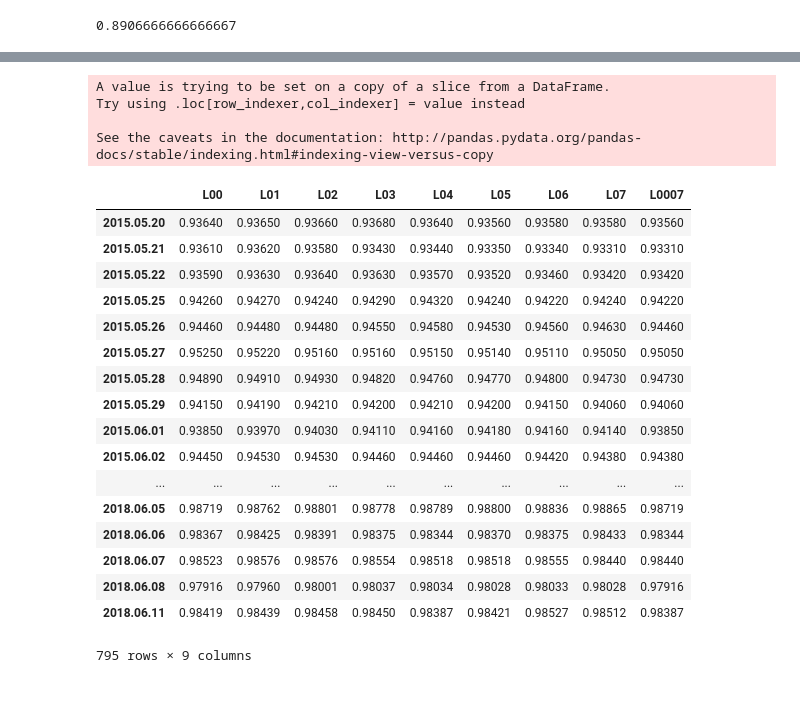
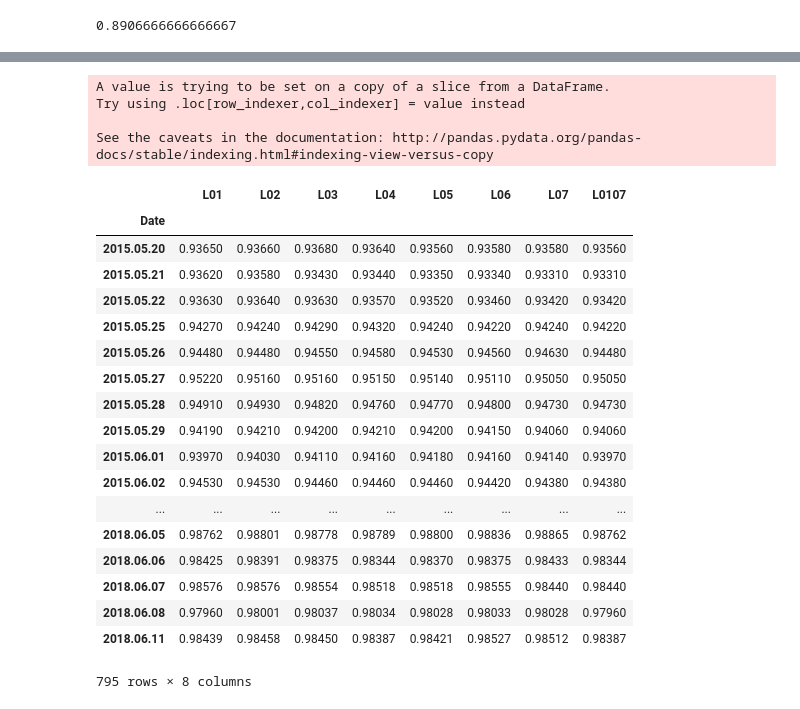
Before and after one commit to MstrMnd21/analytics-python-currency, a Jupyter notebook: Analytics-V3-Module02.ipynb, the cells around one changed output, grey strips where cells are left out. Saved outputs shown, nothing was run; the diff lists cells and outputs as text; code cells hidden in the pictures.

```diff
--- a/Analytics-V3-Module02.ipynb
+++ b/Analytics-V3-Module02.ipynb
@@ -212,7 +208,6 @@ WinRateForSell
 # %%
 # Calculating HIGH and LOW from 01:00 to 07:00
 
-T00UsdChf_pd = H1FullUsdChf_pd [(H1FullUsdChf_pd ['Time'] == '00:00')]
 T01UsdChf_pd = H1FullUsdChf_pd [(H1FullUsdChf_pd ['Time'] == '01:00')]
 T02UsdChf_pd = H1FullUsdChf_pd [(H1FullUsdChf_pd ['Time'] == '02:00')]
 T03UsdChf_pd = H1FullUsdChf_pd [(H1FullUsdChf_pd ['Time'] == '03:00')]
@@ -222,7 +217,7 @@ T06UsdChf_pd = H1FullUsdChf_pd [(H1FullUsdChf_pd ['Time'] == '06:00')]
 T07UsdChf_pd = H1FullUsdChf_pd [(H1FullUsdChf_pd ['Time'] == '07:00')]
 
 # 'Vol' needs to be there because of error.
-T00UsdChf_pd.columns = ['T00', 'O00','H00','L00','C00','Vol']
+
 T01UsdChf_pd.columns = ['T01', 'O01','H01','L01','C01','Vol']
 T02UsdChf_pd.columns = ['T02', 'O02','H02','L02','C02','Vol']
 T03UsdChf_pd.columns = ['T03', 'O03','H03','L03','C03','Vol']
@@ -231,6 +226,6 @@ T05UsdChf_pd.columns = ['T05', 'O05','H05','L05','C05','Vol']
 T06UsdChf_pd.columns = ['T06', 'O06','H06','L06','C06','Vol']
 T07UsdChf_pd.columns = ['T07', 'O07','H07','L07','C07','Vol']
 
-SummaryTable_0007 = pd.concat([T00UsdChf_pd, T01UsdChf_pd, T02UsdChf_pd, T03UsdChf_pd, T04UsdChf_pd, T05UsdChf_pd, T06UsdChf_pd, T07UsdChf_pd], axis=1)
+SummaryTable_0007 = pd.concat([T01UsdChf_pd, T02UsdChf_pd, T03UsdChf_pd, T04UsdChf_pd, T05UsdChf_pd, T06UsdChf_pd, T07UsdChf_pd], axis=1)
 SummaryTable_0007
 # %% [output]
@@ -289,27 +281,28 @@ See the caveats in the documentation: http://pandas.pydata.org/pandas-docs/stabl
 # %%
-tableL00to07 = SummaryTable_0007[['L00','L01','L02','L03','L04', 'L05','L06', 'L07']]
-tableL00to07['L0007'] = tableL00to07.min(axis=1)
-tableL00to07
+tableL01to07 = SummaryTable_0007[['L01','L02','L03','L04', 'L05','L06', 'L07']]
+tableL01to07['L0107'] = tableL01to07.min(axis=1)
+tableL01to07
 # %% [output]
 A value is trying to be set on a copy of a slice from a DataFrame.
 Try using .loc[row_indexer,col_indexer] = value instead
 
 See the caveats in the documentation: http://pandas.pydata.org/pandas-docs/stable/indexing.html#indexing-view-versus-copy
-|  | L00 | L01 | L02 | L03 | L04 | L05 | L06 | L07 | L0007 |
-| 2015.05.20 | 0.93640 | 0.93650 | 0.93660 | 0.93680 | 0.93640 | 0.93560 | 0.93580 | 0.93580 | 0.93560 |
-| 2015.05.21 | 0.93610 | 0.93620 | 0.93580 | 0.93430 | 0.93440 | 0.93350 | 0.93340 | 0.93310 | 0.93310 |
-| 2015.05.22 | 0.93590 | 0.93630 | 0.93640 | 0.93630 | 0.93570 | 0.93520 | 0.93460 | 0.93420 | 0.93420 |
-| 2015.05.25 | 0.94260 | 0.94270 | 0.94240 | 0.94290 | 0.94320 | 0.94240 | 0.94220 | 0.94240 | 0.94220 |
-| 2015.05.26 | 0.94460 | 0.94480 | 0.94480 | 0.94550 | 0.94580 | 0.94530 | 0.94560 | 0.94630 | 0.94460 |
-| 2015.05.27 | 0.95250 | 0.95220 | 0.95160 | 0.95160 | 0.95150 | 0.95140 | 0.95110 | 0.95050 | 0.95050 |
-| 2015.05.28 | 0.94890 | 0.94910 | 0.94930 | 0.94820 | 0.94760 | 0.94770 | 0.94800 | 0.94730 | 0.94730 |
-| 2015.05.29 | 0.94150 | 0.94190 | 0.94210 | 0.94200 | 0.94210 | 0.94200 | 0.94150 | 0.94060 | 0.94060 |
-| 2015.06.01 | 0.93850 | 0.93970 | 0.94030 | 0.94110 | 0.94160 | 0.94180 | 0.94160 | 0.94140 | 0.93850 |
-| 2015.06.02 | 0.94450 | 0.94530 | 0.94530 | 0.94460 | 0.94460 | 0.94460 | 0.94420 | 0.94380 | 0.94380 |
-| ... | ... | ... | ... | ... | ... | ... | ... | ... | ... |
-| 2018.06.05 | 0.98719 | 0.98762 | 0.98801 | 0.98778 | 0.98789 | 0.98800 | 0.98836 | 0.98865 | 0.98719 |
-| 2018.06.06 | 0.98367 | 0.98425 | 0.98391 | 0.98375 | 0.98344 | 0.98370 | 0.98375 | 0.98433 | 0.98344 |
-| 2018.06.07 | 0.98523 | 0.98576 | 0.98576 | 0.98554 | 0.98518 | 0.98518 | 0.98555 | 0.98440 | 0.98440 |
-| 2018.06.08 | 0.97916 | 0.97960 | 0.98001 | 0.98037 | 0.98034 | 0.98028 | 0.98033 | 0.98028 | 0.97916 |
-| 2018.06.11 | 0.98419 | 0.98439 | 0.98458 | 0.98450 | 0.98387 | 0.98421 | 0.98527 | 0.98512 | 0.98387 |
+|  | L01 | L02 | L03 | L04 | L05 | L06 | L07 | L0107 |
+| Date |  |  |  |  |  |  |  |  |
+| 2015.05.20 | 0.93650 | 0.93660 | 0.93680 | 0.93640 | 0.93560 | 0.93580 | 0.93580 | 0.93560 |
+| 2015.05.21 | 0.93620 | 0.93580 | 0.93430 | 0.93440 | 0.93350 | 0.93340 | 0.93310 | 0.93310 |
+| 2015.05.22 | 0.93630 | 0.93640 | 0.93630 | 0.93570 | 0.93520 | 0.93460 | 0.93420 | 0.93420 |
+| 2015.05.25 | 0.94270 | 0.94240 | 0.94290 | 0.94320 | 0.94240 | 0.94220 | 0.94240 | 0.94220 |
+| 2015.05.26 | 0.94480 | 0.94480 | 0.94550 | 0.94580 | 0.94530 | 0.94560 | 0.94630 | 0.94480 |
+| 2015.05.27 | 0.95220 | 0.95160 | 0.95160 | 0.95150 | 0.95140 | 0.95110 | 0.95050 | 0.95050 |
+| 2015.05.28 | 0.94910 | 0.94930 | 0.94820 | 0.94760 | 0.94770 | 0.94800 | 0.94730 | 0.94730 |
+| 2015.05.29 | 0.94190 | 0.94210 | 0.94200 | 0.94210 | 0.94200 | 0.94150 | 0.94060 | 0.94060 |
+| 2015.06.01 | 0.93970 | 0.94030 | 0.94110 | 0.94160 | 0.94180 | 0.94160 | 0.94140 | 0.93970 |
+| 2015.06.02 | 0.94530 | 0.94530 | 0.94460 | 0.94460 | 0.94460 | 0.94420 | 0.94380 | 0.94380 |
+| ... | ... | ... | ... | ... | ... | ... | ... | ... |
+| 2018.06.05 | 0.98762 | 0.98801 | 0.98778 | 0.98789 | 0.98800 | 0.98836 | 0.98865 | 0.98762 |
+| 2018.06.06 | 0.98425 | 0.98391 | 0.98375 | 0.98344 | 0.98370 | 0.98375 | 0.98433 | 0.98344 |
+| 2018.06.07 | 0.98576 | 0.98576 | 0.98554 | 0.98518 | 0.98518 | 0.98555 | 0.98440 | 0.98440 |
+| 2018.06.08 | 0.97960 | 0.98001 | 0.98037 | 0.98034 | 0.98028 | 0.98033 | 0.98028 | 0.97960 |
+| 2018.06.11 | 0.98439 | 0.98458 | 0.98450 | 0.98387 | 0.98421 | 0.98527 | 0.98512 | 0.98387 |
-795 rows × 9 columns
+795 rows × 8 columns
```
Also changed, not shown: parts of 6 cells of this notebook, 8 other files.
